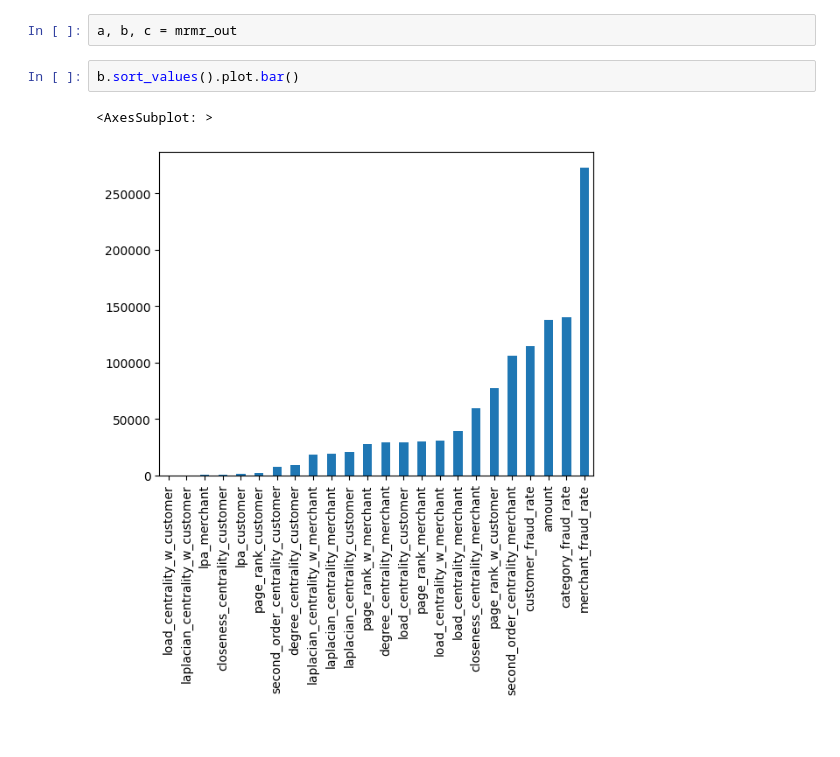
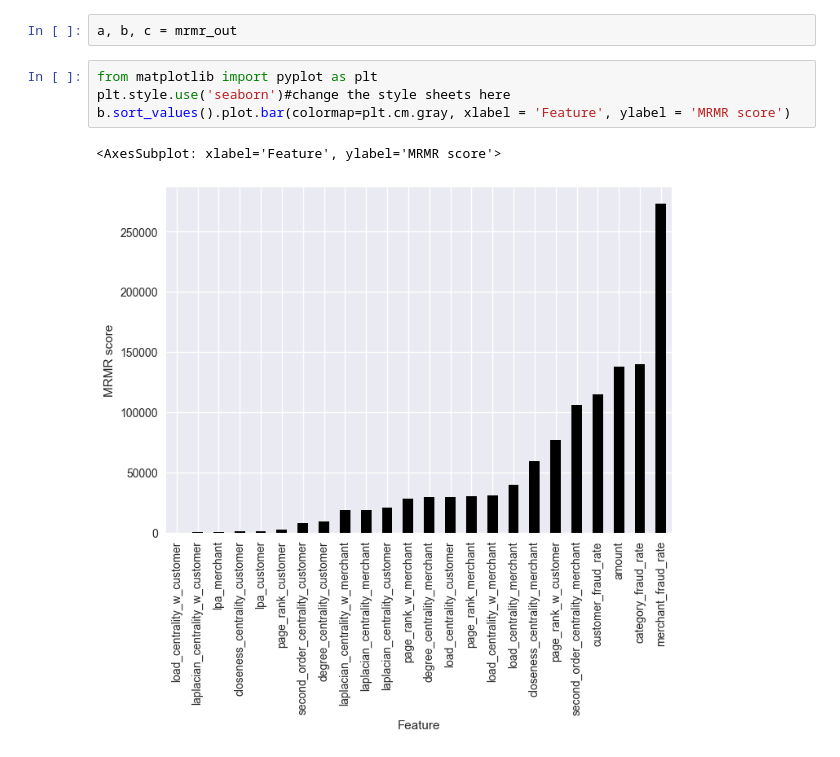
Before and after one commit to Mjh9122/fraud_detection, a Jupyter notebook: dataset_makers/mrmr.ipynb, the cells around one changed output. Drawn from its saved outputs; the diff is of its cells as text.

```diff
--- a/dataset_makers/mrmr.ipynb
+++ b/dataset_makers/mrmr.ipynb
@@ -21,9 +18,11 @@ X.describe()
 mrmr_out = mrmr_classif(X=X, y=y, K=len(X.columns), return_scores=True)
 # %%
 a, b, c = mrmr_out
-# %%
-b.sort_values().plot.bar()
-# %% [output]
-<AxesSubplot: >
-[figure, removed]
+# %%
+from matplotlib import pyplot as plt
+plt.style.use('seaborn')#change the style sheets here
+b.sort_values().plot.bar(colormap=plt.cm.gray, xlabel = 'Feature', ylabel = 'MRMR score')
+# %% [output]
+<AxesSubplot: xlabel='Feature', ylabel='MRMR score'>
+[figure, added]
 # %%
```
Also changed, not shown: parts of 6 cells of this notebook, 3 other files.
